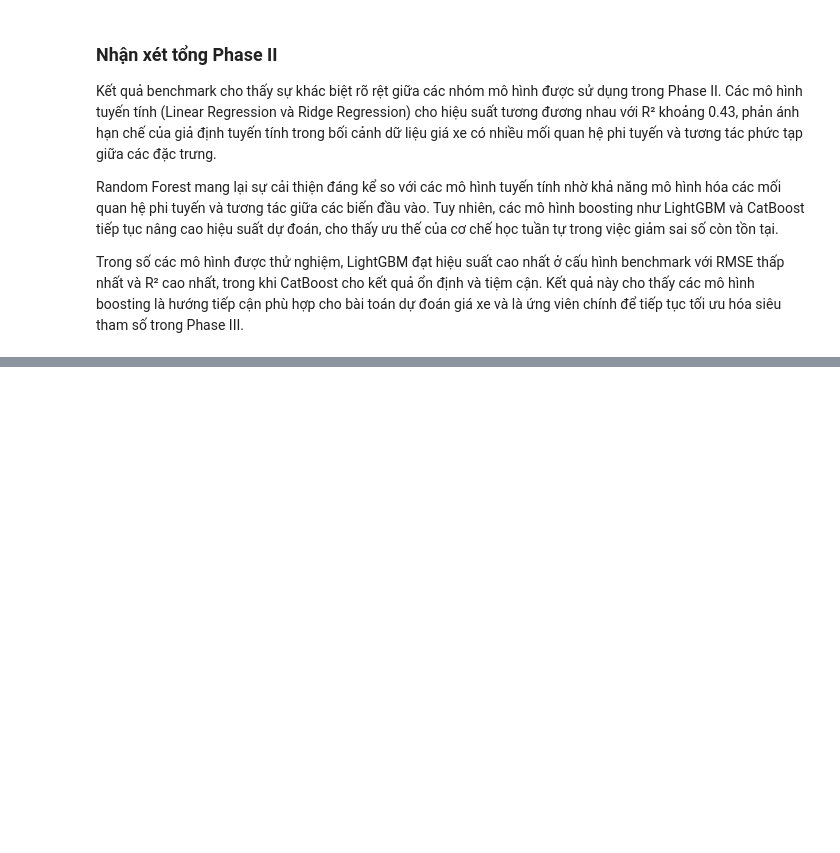
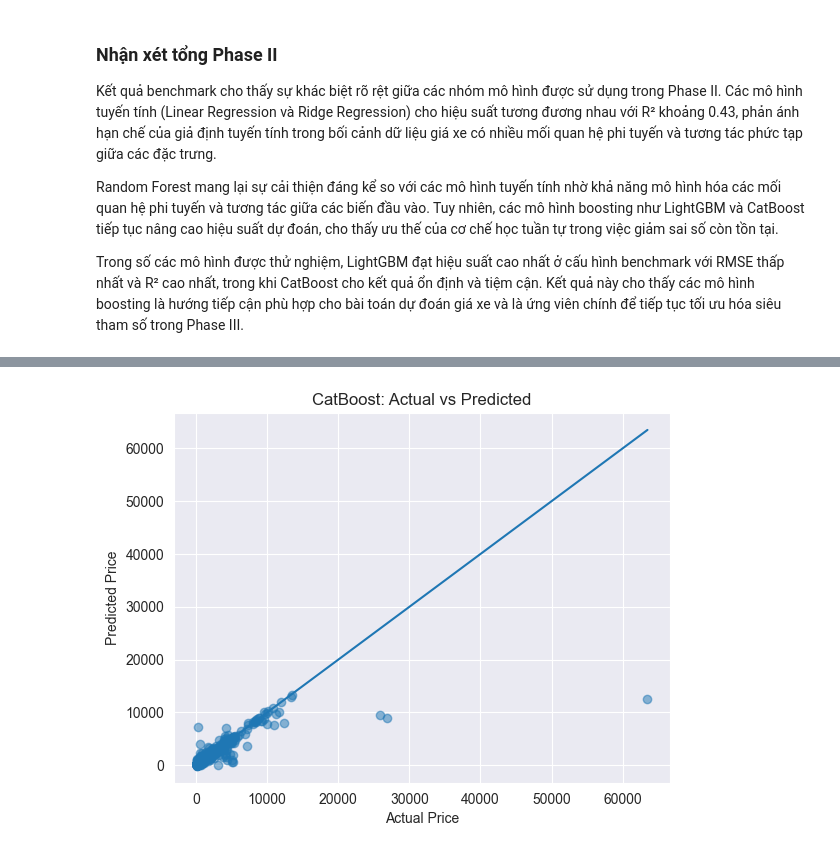
Before and after one commit to HieuMagic/DS_Predictor, a Jupyter notebook: notebooks/03_modeling.ipynb, the cells around one changed output, grey strips where cells are left out. Saved outputs shown, nothing was run; the diff lists cells and outputs as text; code cells hidden in the pictures; blank space fills up the shorter version.

```diff
--- a/notebooks/03_modeling.ipynb
+++ b/notebooks/03_modeling.ipynb
@@ -591,0 +1147,11 @@ Trong số các mô hình được thử nghiệm, LightGBM đạt hiệu suất
+# %%
+plt.figure()
+plt.scatter(y_test, catboost_test_pred, alpha=0.5)
+plt.plot([y_test.min(), y_test.max()],
+         [y_test.min(), y_test.max()])
+plt.xlabel("Actual Price")
+plt.ylabel("Predicted Price")
+plt.title("CatBoost: Actual vs Predicted")
+plt.show()
+# %% [output]
+[figure, added]
```
Also changed, not shown: parts of 77 cells of this notebook, 5 other files.
